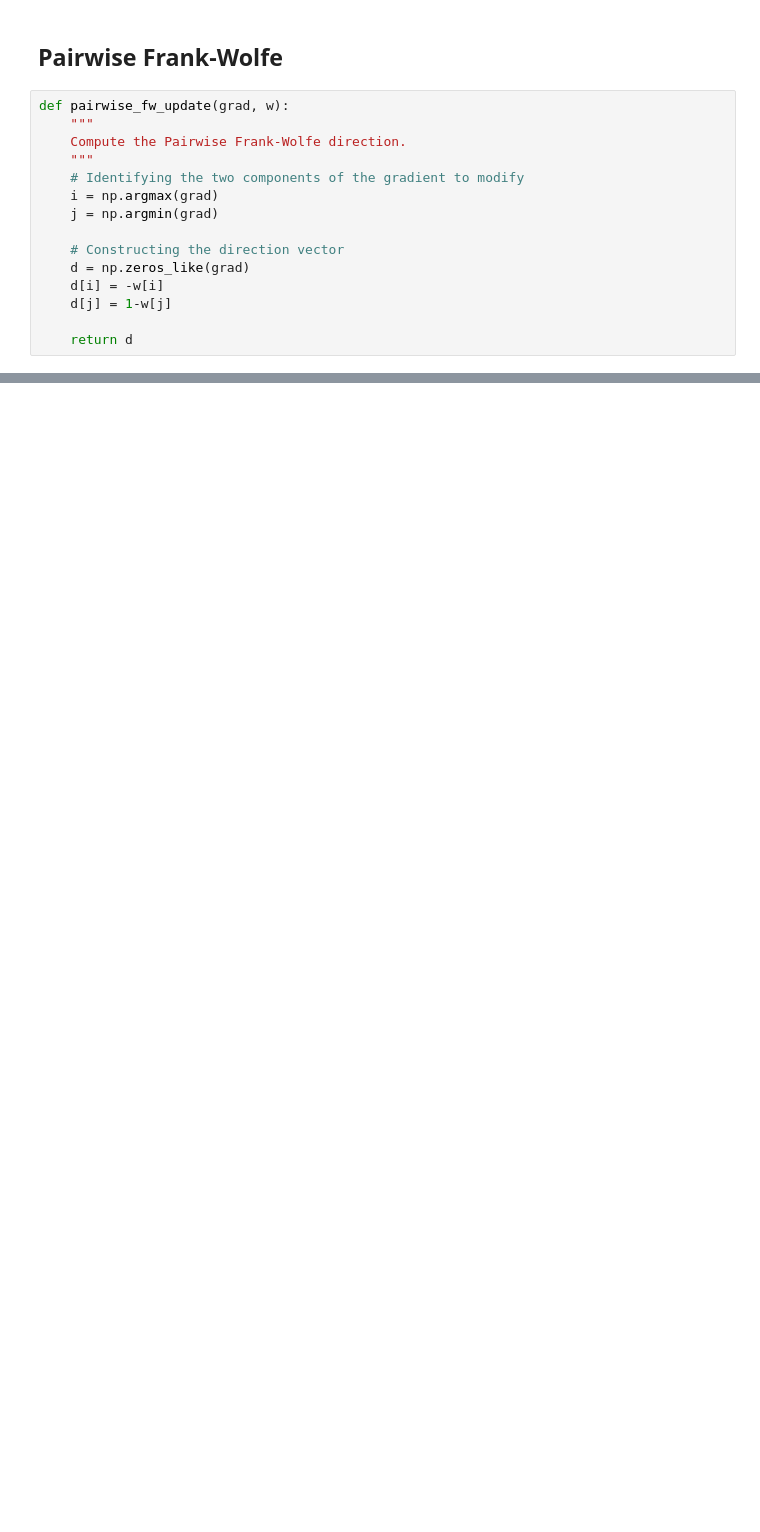
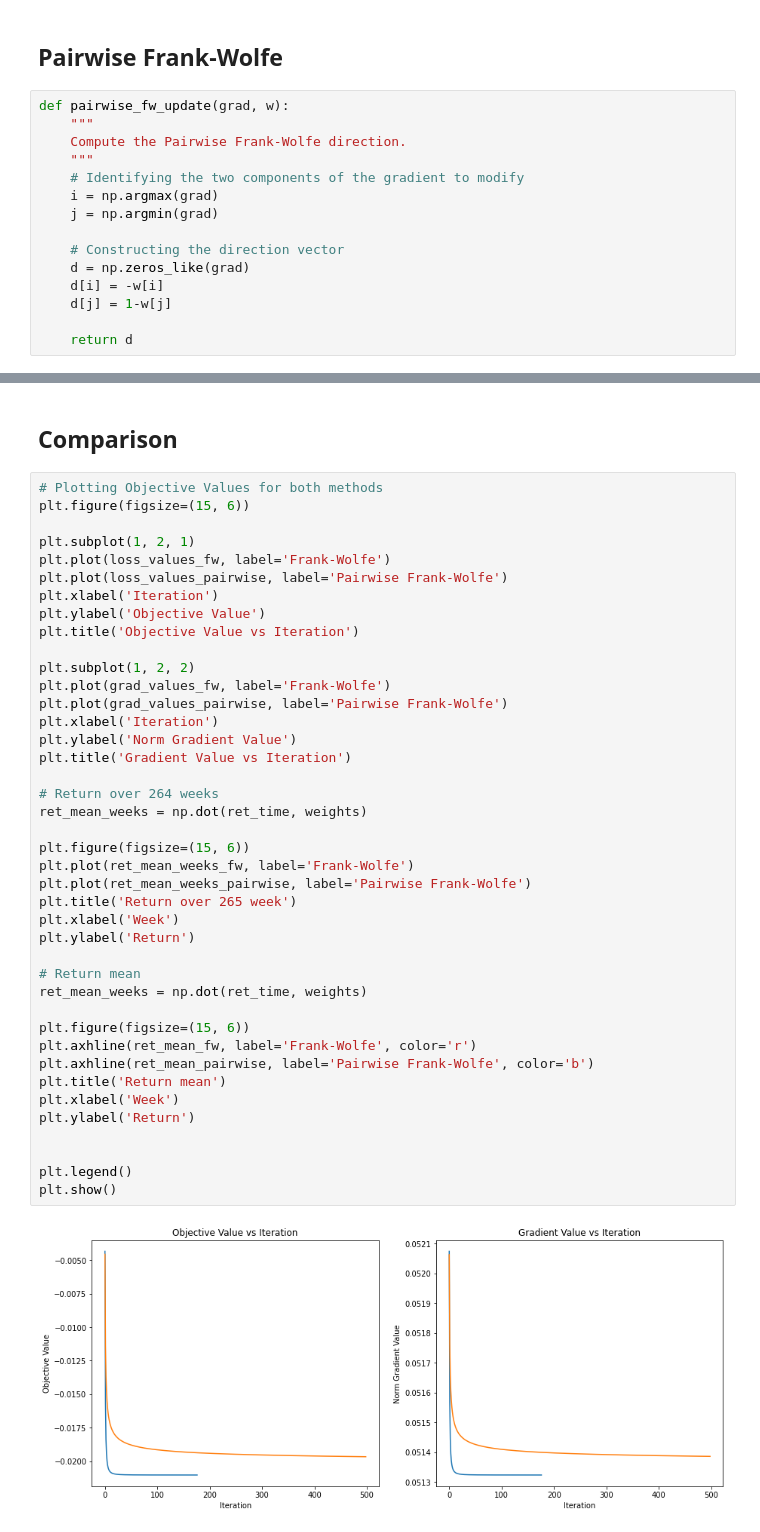
Before and after one commit to RobEngin/Methods-for-Portfolio-Optimization, a Jupyter notebook: opt-project.ipynb, the cells around one changed output, grey strips where cells are left out. Drawn from its saved outputs; the diff is of its cells as text; blank space fills up the shorter version.

```diff
--- a/opt-project.ipynb
+++ b/opt-project.ipynb
@@ -365,0 +451,45 @@ Return Portfolio:  0.01644701876580538
+# %% [markdown]
+## Comparison
+# %%
+# Plotting Objective Values for both methods
+plt.figure(figsize=(15, 6))
+
+plt.subplot(1, 2, 1)
+plt.plot(loss_values_fw, label='Frank-Wolfe')
+plt.plot(loss_values_pairwise, label='Pairwise Frank-Wolfe')
+plt.xlabel('Iteration')
+plt.ylabel('Objective Value')
+plt.title('Objective Value vs Iteration')
+
+plt.subplot(1, 2, 2)
+plt.plot(grad_values_fw, label='Frank-Wolfe')
+plt.plot(grad_values_pairwise, label='Pairwise Frank-Wolfe')
+plt.xlabel('Iteration')
+plt.ylabel('Norm Gradient Value')
+plt.title('Gradient Value vs Iteration')
+
+# Return over 264 weeks
+ret_mean_weeks = np.dot(ret_time, weights)
+
+plt.figure(figsize=(15, 6))
+plt.plot(ret_mean_weeks_fw, label='Frank-Wolfe')
+plt.plot(ret_mean_weeks_pairwise, label='Pairwise Frank-Wolfe')
+plt.title('Return over 265 week')
+plt.xlabel('Week')
+plt.ylabel('Return')
+
+# Return mean
+ret_mean_weeks = np.dot(ret_time, weights)
+
+plt.figure(figsize=(15, 6))
+plt.axhline(ret_mean_fw, label='Frank-Wolfe', color='r')
+plt.axhline(ret_mean_pairwise, label='Pairwise Frank-Wolfe', color='b')
+plt.title('Return mean')
+plt.xlabel('Week')
+plt.ylabel('Return')
+
+
+plt.legend()
+plt.show()
+# %% [output]
+[figure, added]
```
Also changed, not shown: parts of 22 cells of this notebook.
